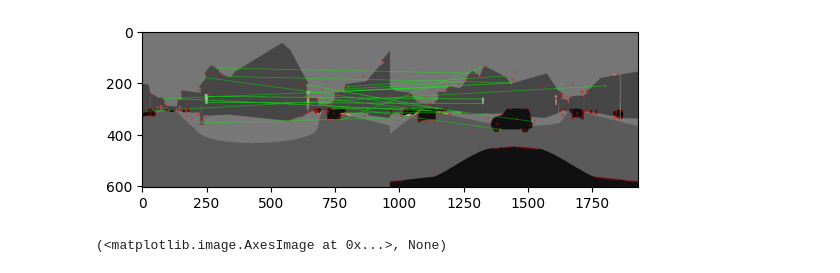
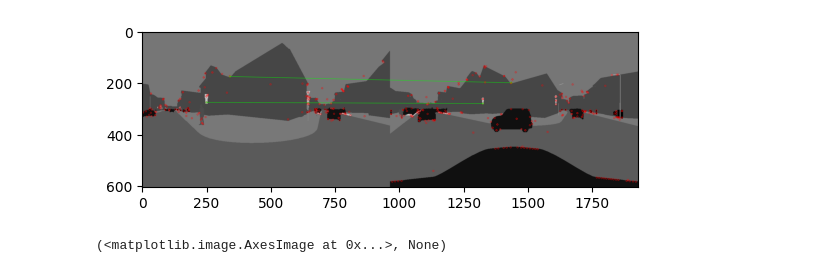
Before and after one commit to wuyasan/CVFinalProject, a Jupyter notebook: notebooks/sift_flann.ipynb, the cells around one changed output. Drawn from its saved outputs; the diff is of its cells as text; code cells hidden in the pictures.

```diff
--- a/notebooks/sift_flann.ipynb
+++ b/notebooks/sift_flann.ipynb
@@ -26,24 +26,24 @@ matches = flann.knnMatch(descriptors1, descriptors2, k=2)
 matchesMask = [[0,0] for i in range(len(matches))]
 # %%
 for i,(m,n) in enumerate(matches):
-    if m.distance < 0.7*n.distance:
+    if m.distance < 0.5 *n.distance:
         matchesMask[i]=[1,0]
 # %%
 draw_params = dict(matchColor = (0,255,0),
     singlePointColor = (255,0,0),
     matchesMask = matchesMask,
     flags = cv2.DrawMatchesFlags_DEFAULT)
 
 good_matches = []
 for m,n in matches:
-    if m.distance < 0.7 * n.distance:
+    if m.distance < 0.5 * n.distance:
         good_matches.append(m)
 
 img3 = cv2.drawMatchesKnn(gray1,keypoints1, gray2,keypoints2,matches,None,**draw_params)
 
 plt.imshow(img3,),plt.show()
 # %% [output]
-[figure, old version]
+[figure, new version]
 (<matplotlib.image.AxesImage at 0x...>, None)
 # %%
 src_points = np.float32([keypoints1[match.queryIdx].pt for match in good_matches]).reshape(-1, 1, 2)
```
Also changed, not shown: parts of 1 cell of this notebook, 1 other file.
